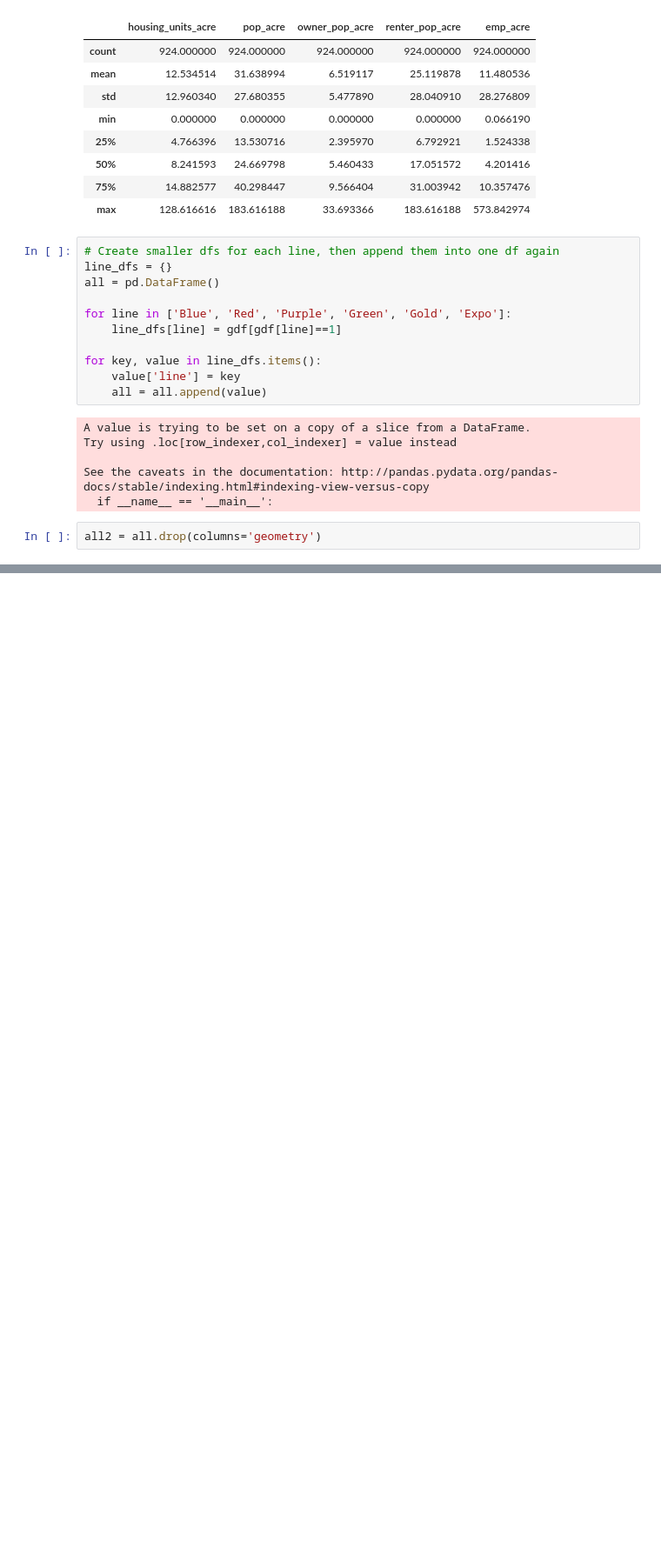
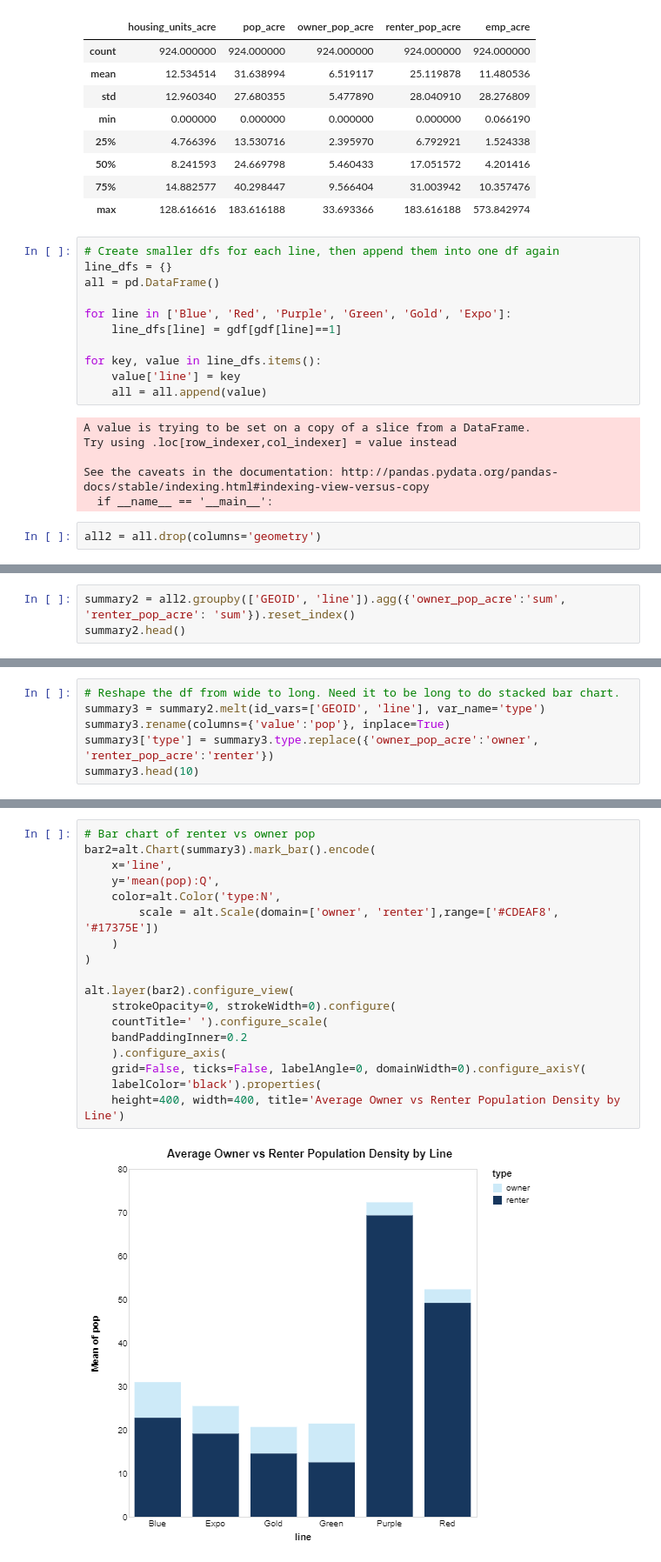
Before and after one commit to tiffanychu90/Demo, a Jupyter notebook: data-analysis-demo.ipynb, the cells around one changed output, grey strips where cells are left out. Shown at 87% size. Drawn from its saved outputs; the diff is of its cells as text; blank space fills up the shorter version.

Commit message:
Add charts

```diff
--- a/data-analysis-demo.ipynb
+++ b/data-analysis-demo.ipynb
@@ -391,3 +394,6 @@ alt.layer(bar, text).configure_view(
     height=400, width=400, title='Average Population Density by Line')
 # %% [output]
 [figure]
+# %%
+summary2 = all2.groupby(['GEOID', 'line']).agg({'owner_pop_acre':'sum', 'renter_pop_acre': 'sum'}).reset_index()
+summary2.head()
@@ -393,0 +407,6 @@ alt.layer(bar, text).configure_view(
+# %%
+# Reshape the df from wide to long. Need it to be long to do stacked bar chart.
+summary3 = summary2.melt(id_vars=['GEOID', 'line'], var_name='type')
+summary3.rename(columns={'value':'pop'}, inplace=True)
+summary3['type'] = summary3.type.replace({'owner_pop_acre':'owner', 'renter_pop_acre':'renter'})
+summary3.head(10)
@@ -393,0 +425,20 @@ alt.layer(bar, text).configure_view(
+# %%
+# Bar chart of renter vs owner pop
+bar2=alt.Chart(summary3).mark_bar().encode(
+    x='line',
+    y='mean(pop):Q',
+    color=alt.Color('type:N',
+        scale = alt.Scale(domain=['owner', 'renter'],range=['#CDEAF8', '#17375E'])
+    )
+)
+
+alt.layer(bar2).configure_view(
+    strokeOpacity=0, strokeWidth=0).configure(
+    countTitle=' ').configure_scale(
+    bandPaddingInner=0.2
+    ).configure_axis(
+    grid=False, ticks=False, labelAngle=0, domainWidth=0).configure_axisY(
+    labelColor='black').properties(
+    height=400, width=400, title='Average Owner vs Renter Population Density by Line')
+# %% [output]
+[figure, added]
```
Also changed, not shown: parts of 8 cells of this notebook, 1 other file.
